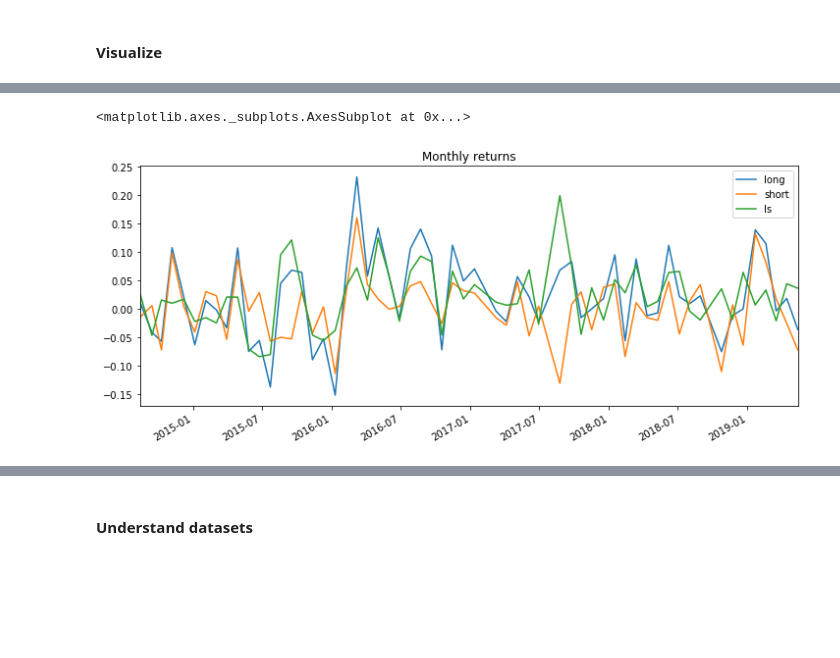
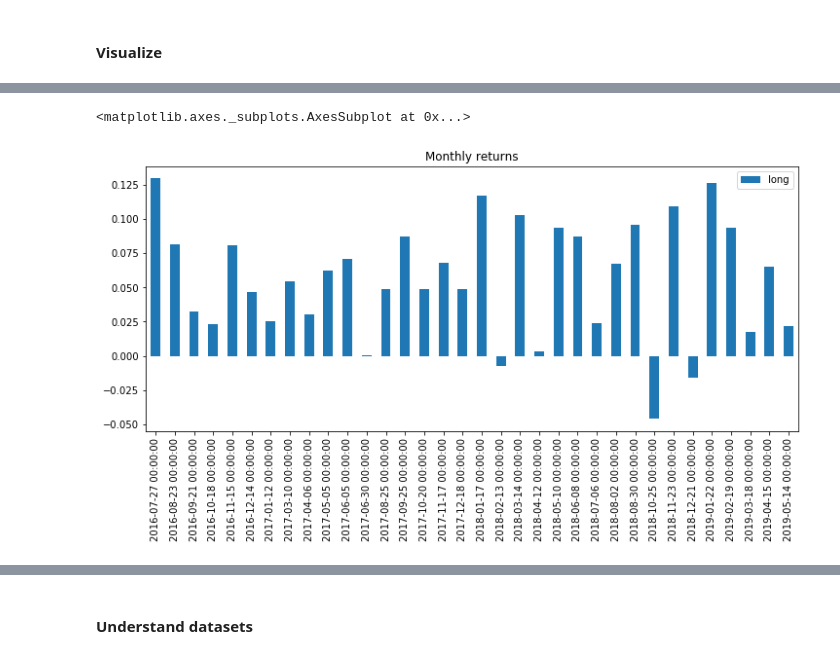
Before and after one commit to webclinic017/inception, a Jupyter notebook: notebooks/micro_TF.ipynb, the cells around one changed output, grey strips where cells are left out. Drawn from its saved outputs; the diff is of its cells as text; code cells hidden in the pictures; blank space fills up the shorter version.

Commit message:
Improvements to forward looking returns.

```diff
--- a/notebooks/micro_TF.ipynb
+++ b/notebooks/micro_TF.ipynb
@@ -601,7 +539,7 @@ https://pandas.pydata.org/pandas-docs/stable/indexing.html#deprecate-loc-reindex
 stop_loss = False
 long = True
 max_loss = 0.1
-as_of_date = -1
+as_of_date = -161
 study_period = -10
 holding_period = 20
 # range = [study_period + as_of_date:as_of_date]
@@ -690,8 +628,8 @@ symbols
 # %%
 def stop_loss(df, long, max_loss):
     truth_df = (df < 1 - max_loss) if long else (df > 1 + max_loss)
-    index = truth_df[truth_df == True].index
-    if len(index): df.loc[index[0]:] = df.loc[index[0]]
+    pos = truth_df[truth_df == True]
+    if len(pos): df.loc[pos.index[0]:] = df.loc[pos.index[0]]
     return df
 # %%
 idx = clean_co_px.index.get_loc(study_dates[-1])
@@ -727,30 +686,31 @@ Name: 2019-05-15 00:00:00, dtype: float64
 # %%
 # Backtesting experiment: What if we pick the best 10 longs everymonth?
-stop_loss = False
-long = False
-max_loss = 0.3
-as_of_date = -20
+loss_protection = False
+long = True
+max_loss = 0.1
+as_of_date = -21
 study_period = -10
 holding_period = 20
 # range = [study_period + as_of_date:as_of_date]
 min_confidence = 0.8
 max_class_rows = 50
+max_positions = 10
 pred_classes = [3, 4] if long else [0, 1]
 period_range = list(range(-20, -pred_df.index.unique().shape[0], -holding_period))
 
 super_list = []
 symbol_list = []
-for as_of_date in list(range(-20, -pred_df.index.unique().shape[0], -20)):
+for as_of_date in list(range(as_of_date, -pred_df.index.unique().shape[0], -holding_period)):
 #     print(f'Predicting from {x} days ago')
     top_pred = get_top_predictions(pred_df, as_of_date, min_confidence, max_class_rows)
     study_dates = get_study_date_range(pred_df, as_of_date, study_period)
     most_freq_df = get_most_frequent_preds(pred_df, study_dates, top_pred, pred_classes)
     symbols = list(most_freq_df.head(max_positions).symbol)
-    if len(symbols) > 5:
+    if len(symbols) > 3:
         idx = clean_co_px.index.get_loc(study_dates[-1])
         prices = clean_co_px.iloc[idx:idx+holding_period][symbols]
         port_index = get_ind_index(prices, tail=holding_period, name='PORT')
-        if stop_loss:
+        if loss_protection:
             port_index = port_index.iloc[:,:-1].apply(stop_loss, args=(long, max_loss)) # stop loss treatment
             port_index = get_ind_index(port_index, tail=holding_period, name='PORT') # recalc portfolio return
         # print(f'Showing returns from {clean_co_px.iloc[idx:idx+holding_period].index[[0,-1]]}')
@@ -777,13 +737,13 @@ years = (hist_ports.index[-1] - hist_ports.index[0]).days / 365
 if long:
     mean_ret = pd.DataFrame()
     mean_ret['long'] = hist_ports['mean'].sort_index()
-    mean_ret['long'].cumprod().plot();
+    mean_ret['long'].cumprod().plot(title='Cumulative long', figsize=(12,5));
     print(f'Long CAGR: {round((mean_ret["long"].cumprod().iloc[-1] ** (1/years) - 1), 2)}')
 else:
     mean_ret['short'] = hist_ports['mean'].sort_index()
-    mean_ret['short'].cumprod().plot();
+    mean_ret['short'].cumprod().plot(title='Cumulative short', figsize=(12,5));
     print(f'Short CAGR: {round((mean_ret["short"].cumprod().iloc[-1] ** (1/years) - 1), 2)}')
 if 'long' in mean_ret.columns and 'short' in mean_ret.columns:
     mean_ret['ls'] = (mean_ret['long'] - mean_ret['short'] + 1)
-    mean_ret.cumprod().plot()
+    mean_ret.cumprod().plot(title='Long/Short', figsize=(12,5))
     print(f'L/S CAGR: {(mean_ret["ls"].cumprod().iloc[-1] ** (1/years) - 1)}')
@@ -790,8 +753,8 @@ if 'long' in mean_ret.columns and 'short' in mean_ret.columns:
 # %%
-(mean_ret-1).plot(title='Monthly returns', figsize=(12,5))
+(mean_ret-1).plot(title='Monthly returns', kind='bar', figsize=(12,5))
 # %% [output]
 <matplotlib.axes._subplots.AxesSubplot at 0x...>
-[figure, old version]
+[figure, new version]
 # %%
 mean_ret.cumprod().plot(title='Cumulative returns', figsize=(12,5))
 # %% [output]
```
Also changed, not shown: parts of 39 cells of this notebook, 2 other files.
